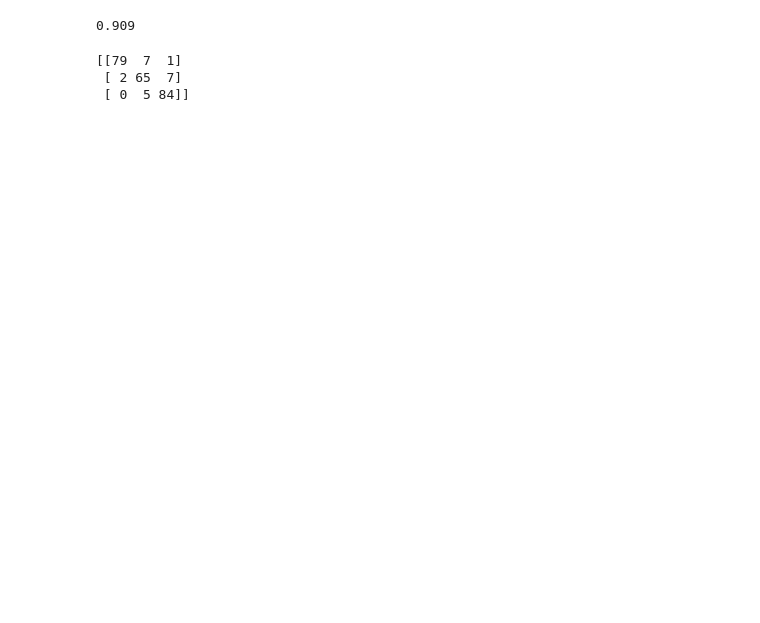
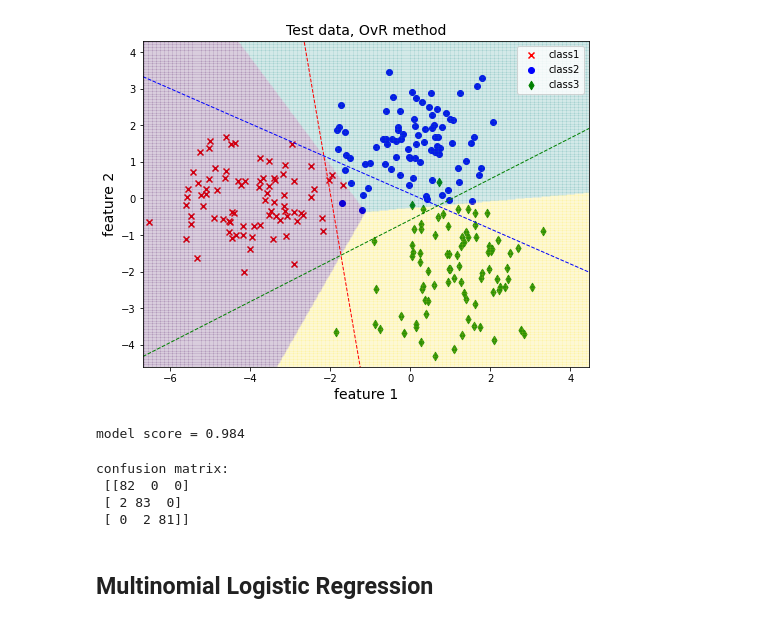
Before and after one commit to Rahdar82/Machine_Learning_2022, a Jupyter notebook: 09_Logistic_Regression_Multiclass.ipynb, the cells around one changed output. Cells and saved outputs as stored; diff of their text form; code cells hidden in the pictures; blank space fills up the shorter version.

```diff
--- a/09_Logistic_Regression_Multiclass.ipynb
+++ b/09_Logistic_Regression_Multiclass.ipynb
@@ -104,12 +113,23 @@ plt.show()
+# %%
+# visualize test data with decision boundaries
+plt.figure(figsize=(8,6))
+plotData(X_test, y_test)
+plotDB(X_train, y_train, model)
+plt.title('Test data, OvR method', fontsize=14);
+# %% [output]
+[figure, added]
 # %%
-print(model.score(X, y))
+print('model score =', model.score(X_test, y_test))
 # %% [output]
-0.909
+model score = 0.984
 # %%
-y_pred = model.predict(X_test) # make predictions
+y_pred = model.predict(X_test) # make predictions on test data
 
-print(confusion_matrix(y_test, y_pred))  # confusion matrix
+print('confusion matrix:\n', confusion_matrix(y_test, y_pred))  # confusion matrix
 # %% [output]
-[[79  7  1]
- [ 2 65  7]
- [ 0  5 84]]
+confusion matrix:
+ [[82  0  0]
+ [ 2 83  0]
+ [ 0  2 81]]
+# %% [markdown]
+## Multinomial Logistic Regression
```
Also changed, not shown: parts of 20 cells of this notebook.
